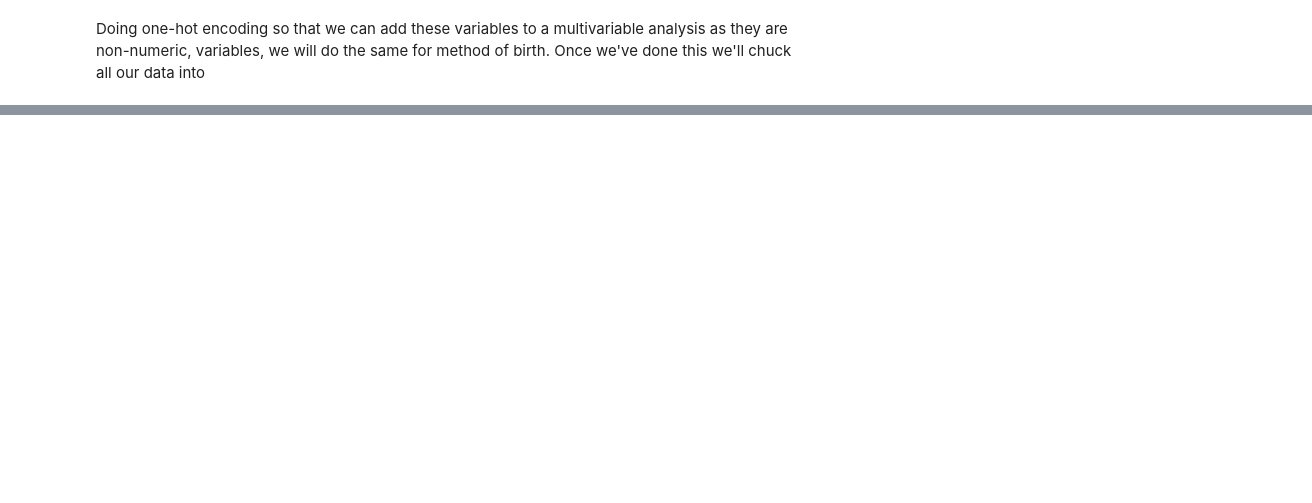
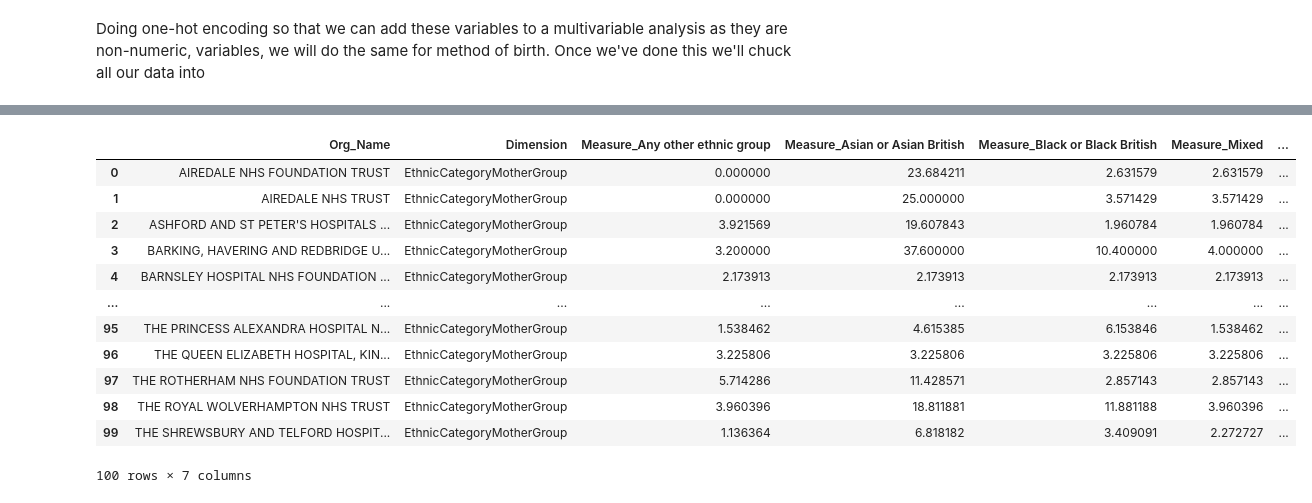
Before and after one commit to richardcornall/NHS-maternity-analysis, a Jupyter notebook: maternity analysis.ipynb, the cells around one changed output, grey strips where cells are left out. Drawn from its saved outputs; the diff is of its cells as text; code cells hidden in the pictures; blank space fills up the shorter version.

```diff
--- a/maternity analysis.ipynb
+++ b/maternity analysis.ipynb
@@ -701,0 +760,14 @@ df_encoded.head(50)
+# %%
+if 'Org_Name' in df_delivery_method_encoded.index.names:
+    df_delivery_method_encoded.fillna(value=0, inplace=True)
+df_delivery_method_encoded[2:5] = df_delivery_method_encoded[2:5].apply(pd.to_numeric, errors='coerce')
+numeric_cols = df_delivery_method_encoded.select_dtypes(include=[np.number]).columns.tolist()
+df_delivery_method_encoded['Row_Sum'] = df_delivery_method_encoded[numeric_cols].sum(axis=1)
+
+# Convert numeric columns to percentages of their row sums
+for col in numeric_cols:
+    df_delivery_method_encoded[col] = df_delivery_method_encoded[col] / df_delivery_method_encoded['Row_Sum'] * 100
+
+# Drop the 'Row_Sum' column as it's no longer needed after conversion
+df_delivery_method_encoded.drop('Row_Sum', axis=1, inplace=True)
+df_delivery_method_encoded
@@ -701,0 +852,29 @@ df_encoded.head(50)
+# %%
+for column in df_encoded.columns:
+    if df_encoded[column].dtype == 'bool':
+        df_encoded[column] = df_encoded[column].astype(int)
+numeric_cols = df_encoded.select_dtypes(include=[np.number]).columns.tolist()
+df_encoded['Row_Sum'] = df_encoded[numeric_cols].sum(axis=1)
+for col in numeric_cols:
+    df_encoded[col] = df_encoded[col] / df_encoded['Row_Sum'] * 100
+df_encoded.drop('Row_Sum', axis=1, inplace=True)
+df_encoded = df_encoded.groupby('Org_Name').max()
+if 'Org_Name' in df_encoded.index.names:
+    df_encoded.reset_index(inplace=True)
+if 'Final_value' in df_encoded.columns:
+    df_encoded = df_encoded.drop(columns='Final_value')
+df_encoded.head(100)
+# %% [output]
+|  | Org_Name | Dimension | Measure_Any other ethnic group | Measure_Asian or Asian British | Measure_Black or Black British | Measure_Mixed | ... |
+| 0 | AIREDALE NHS FOUNDATION TRUST | EthnicCategoryMotherGroup | 0.000000 | 23.684211 | 2.631579 | 2.631579 | ... |
+| 1 | AIREDALE NHS TRUST | EthnicCategoryMotherGroup | 0.000000 | 25.000000 | 3.571429 | 3.571429 | ... |
+| 2 | ASHFORD AND ST PETER'S HOSPITALS ... | EthnicCategoryMotherGroup | 3.921569 | 19.607843 | 1.960784 | 1.960784 | ... |
+| 3 | BARKING, HAVERING AND REDBRIDGE U... | EthnicCategoryMotherGroup | 3.200000 | 37.600000 | 10.400000 | 4.000000 | ... |
+| 4 | BARNSLEY HOSPITAL NHS FOUNDATION ... | EthnicCategoryMotherGroup | 2.173913 | 2.173913 | 2.173913 | 2.173913 | ... |
+| ... | ... | ... | ... | ... | ... | ... | ... |
+| 95 | THE PRINCESS ALEXANDRA HOSPITAL N... | EthnicCategoryMotherGroup | 1.538462 | 4.615385 | 6.153846 | 1.538462 | ... |
+| 96 | THE QUEEN ELIZABETH HOSPITAL, KIN... | EthnicCategoryMotherGroup | 3.225806 | 3.225806 | 3.225806 | 3.225806 | ... |
+| 97 | THE ROTHERHAM NHS FOUNDATION TRUST | EthnicCategoryMotherGroup | 5.714286 | 11.428571 | 2.857143 | 2.857143 | ... |
+| 98 | THE ROYAL WOLVERHAMPTON NHS TRUST | EthnicCategoryMotherGroup | 3.960396 | 18.811881 | 11.881188 | 3.960396 | ... |
+| 99 | THE SHREWSBURY AND TELFORD HOSPIT... | EthnicCategoryMotherGroup | 1.136364 | 6.818182 | 3.409091 | 2.272727 | ... |
+100 rows × 7 columns
```
Also changed, not shown: parts of 17 cells of this notebook.
